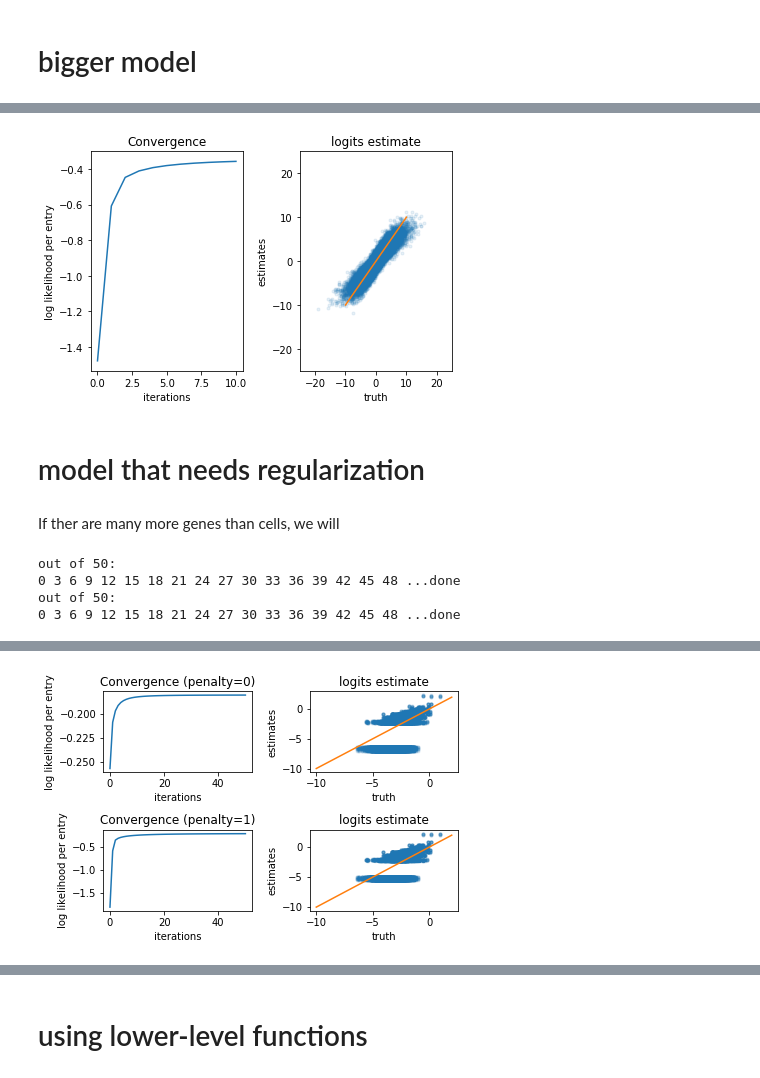
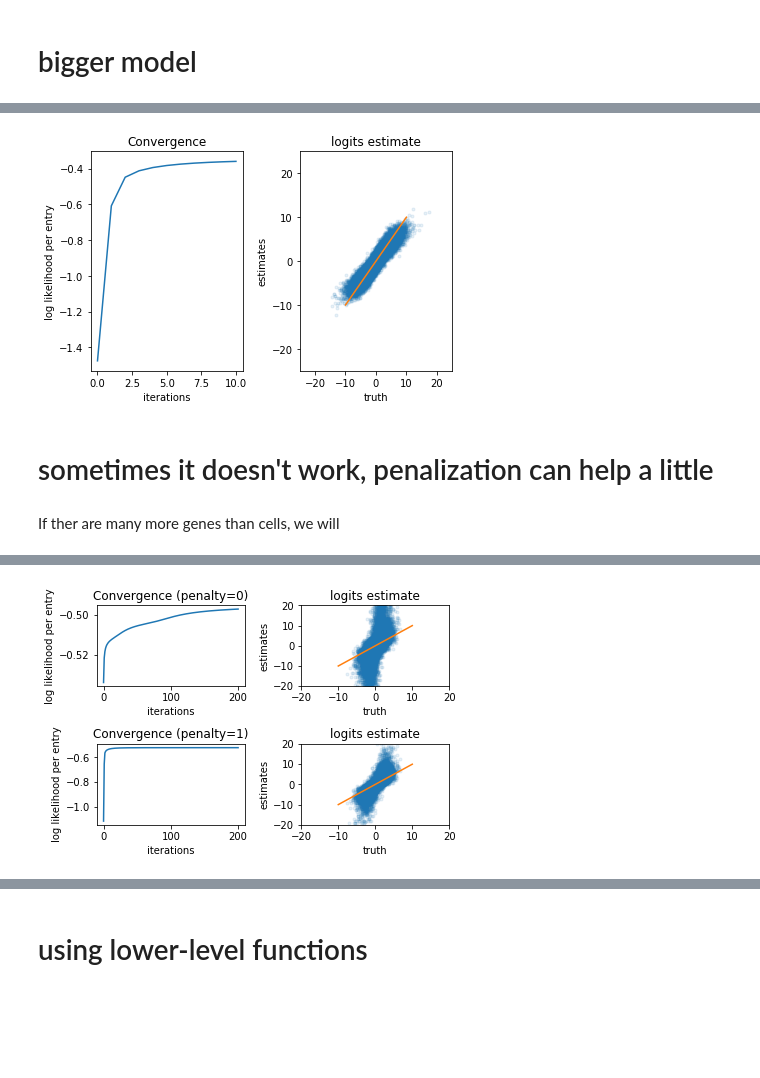
Before and after one commit to jacksonloper/logistic-svd, a Jupyter notebook: example.ipynb, the cells around one changed output, grey strips where cells are left out. Cells and saved outputs as stored; diff of their text form; code cells hidden in the pictures; blank space fills up the shorter version.

```diff
--- a/example.ipynb
+++ b/example.ipynb
@@ -5,6 +5,7 @@
 import numpy as np
 import numpy.random as npr
 import logistic_svd.numba_version
+logistic_svd.numba_version.simpletqdm.tqdm_type='notebook'
 
 import matplotlib.pylab as plt
 %matplotlib inline
@@ -82,28 +81,28 @@ plt.ylim(-25,25)
 
 plt.tight_layout()
 # %% [output]
-[figure, old version]
+[figure, new version]
-# %% [markdown]
-# model that needs regularization
+# %% [markdown]
+# sometimes it doesn't work, penalization can help a little
 # %% [markdown]
 If ther are many more genes than cells, we will
 # %%
 # simulated data
-Nc=10
+Nc=20
 Ng=4000
-Nk=1
+Nk=2
 z=npr.randn(Nc,Nk)
 alpha=npr.randn(Ng,Nk)
 
-z[:,0]=1
-alpha[:,0]=npr.randn(Ng)-3
+# z[:,0]=1
+# alpha[:,0]=npr.randn(Ng)-3
 
 data = npr.rand(Nc,Ng) < (1 / (1+np.exp(-z@alpha.T)))
 
 
 # fit model to data
 for penalty in [0,1]:
-    z_guess,alpha_guess,likelihoods=logistic_svd.numba_version.train(Nk,50,binary_matrix=data,penalty=penalty)
+    z_guess,alpha_guess,likelihoods=logistic_svd.numba_version.train(Nk,200,binary_matrix=data,penalty=penalty)
 
     plt.subplot(2,2,1+penalty*2)
     plt.plot(likelihoods)
@@ -115,12 +114,14 @@ for penalty in [0,1]:
     plt.plot((z@alpha.T).ravel(),(z_guess@alpha_guess.T).ravel(),'.',alpha=.1)
     plt.ylabel('estimates')
     plt.xlabel("truth")
-    plt.plot([-10,2],[-10,2])
     plt.title("logits estimate")
 
+
+    plt.plot([-10,10],[-10,10])
+    plt.xlim(-20,20); plt.ylim(-20,20)
+#     plt.plot([-10,2],[-10,2])
+#     plt.xlim(-15,10)
+#     plt.ylim(-15,10)
+
     plt.tight_layout()
 # %% [output]
-out of 50:
-0 3 6 9 12 15 18 21 24 27 30 33 36 39 42 45 48 ...done
-out of 50:
-0 3 6 9 12 15 18 21 24 27 30 33 36 39 42 45 48 ...done
@@ -127 +130 @@ out of 50:
-[figure, old version]
+[figure, new version]
```
Also changed, not shown: parts of 9 cells of this notebook, 5 other files.
